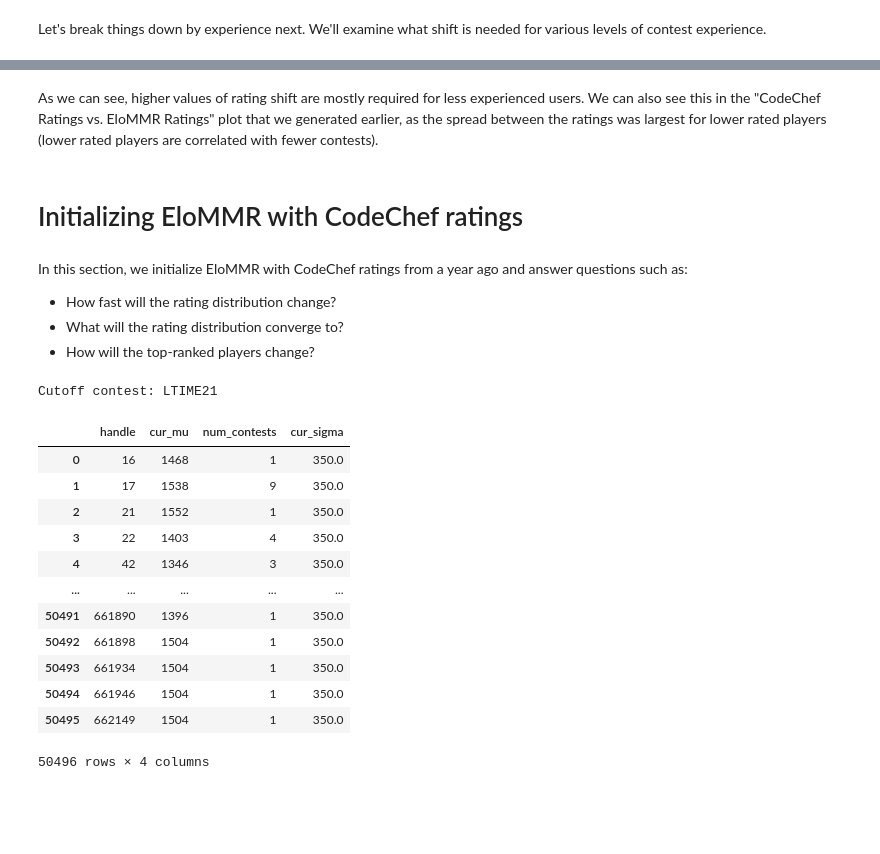
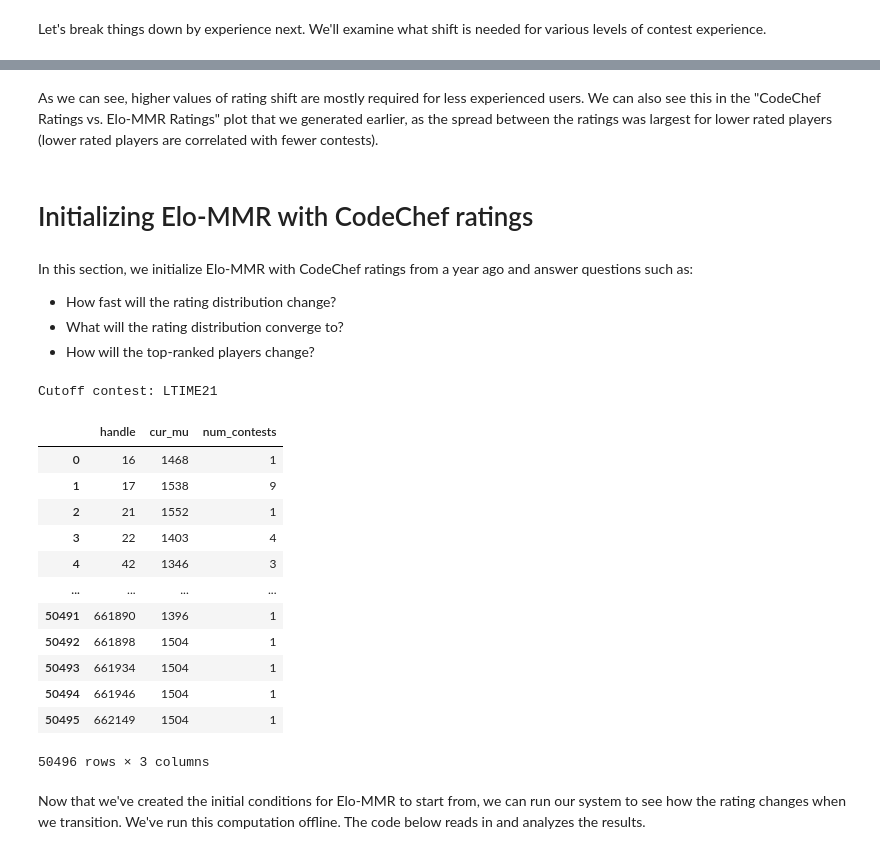
Before and after one commit to EbTech/Elo-MMR, a Jupyter notebook: scripts/notebooks/codechef-experiments.ipynb, the cells around one changed output, grey strips where cells are left out. Saved outputs shown, nothing was run; the diff lists cells and outputs as text; code cells hidden in the pictures; blank space fills up the shorter version.

```diff
--- a/scripts/notebooks/codechef-experiments.ipynb
+++ b/scripts/notebooks/codechef-experiments.ipynb
@@ -343,9 +347,9 @@ plt.plot(X, Y)
 # %% [markdown]
-As we can see, higher values of rating shift are mostly required for less experienced users. We can also see this in the "CodeChef Ratings vs. EloMMR Ratings" plot that we generated earlier, as the spread between the ratings was largest for lower rated players (lower rated players are correlated with fewer contests).
+As we can see, higher values of rating shift are mostly required for less experienced users. We can also see this in the "CodeChef Ratings vs. Elo-MMR Ratings" plot that we generated earlier, as the spread between the ratings was largest for lower rated players (lower rated players are correlated with fewer contests).
 # %% [markdown]
-# Initializing EloMMR with CodeChef ratings
+# Initializing Elo-MMR with CodeChef ratings
 # %% [markdown]
-In this section, we initialize EloMMR with CodeChef ratings from a year ago and answer questions such as:
+In this section, we initialize Elo-MMR with CodeChef ratings from a year ago and answer questions such as:
 - How fast will the rating distribution change?
 - What will the rating distribution converge to?
 - How will the top-ranked players change?
@@ -355,44 +359,47 @@ import datetime
 
 # Determine closest contest a year ago from today
 ts = time.mktime(datetime.datetime.strptime("25/04/2022", "%d/%m/%Y").timetuple()) - 31557600
 
 # Figure out which CodeChef contest this is
 sid = 0
 for i, contest in enumerate(checkpoint_contests):
     if name_to_time[contest] > ts:
         sid = i-1
         break
 
 # Augment codechef rating with number of contests
 print('Cutoff contest:', id_to_name[sid])
 # This is our nearest stored checkpoint
 sid += 1
 
 contest = id_to_name[sid]
 codechef_rank = pd.read_csv(f'{codechef_dir}/{contest}.csv')
+
 num_contest_csv = pd.read_csv(f'{elommr_dir}/{contest}_numcontests.csv')
 
 merged = pd.merge(codechef_rank, num_contest_csv)
 merged = merged.drop(merged.columns[2], axis=1)
 merged['username'] = merged['username'].apply(lambda x: userid_map[x])
-merged['cur_sigma'] = 350.
+# merged['cur_sigma'] = 350.
 merged = merged.rename(columns={'username': 'handle', 'ratings': 'cur_mu'})
 display(merged)
 
 # Save this as the initial condition
 merged.to_csv(f'/home/work_space/elommr-data/cc_init_condition-{contest}-{sid}.csv', index=False)
 # %% [output]
 Cutoff contest: LTIME21
-|  | handle | cur_mu | num_contests | cur_sigma |
-| 0 | 16 | 1468 | 1 | 350.0 |
-| 1 | 17 | 1538 | 9 | 350.0 |
-| 2 | 21 | 1552 | 1 | 350.0 |
-| 3 | 22 | 1403 | 4 | 350.0 |
-| 4 | 42 | 1346 | 3 | 350.0 |
-| ... | ... | ... | ... | ... |
-| 50491 | 661890 | 1396 | 1 | 350.0 |
-| 50492 | 661898 | 1504 | 1 | 350.0 |
-| 50493 | 661934 | 1504 | 1 | 350.0 |
-| 50494 | 661946 | 1504 | 1 | 350.0 |
-| 50495 | 662149 | 1504 | 1 | 350.0 |
+|  | handle | cur_mu | num_contests |
+| 0 | 16 | 1468 | 1 |
+| 1 | 17 | 1538 | 9 |
+| 2 | 21 | 1552 | 1 |
+| 3 | 22 | 1403 | 4 |
+| 4 | 42 | 1346 | 3 |
+| ... | ... | ... | ... |
+| 50491 | 661890 | 1396 | 1 |
+| 50492 | 661898 | 1504 | 1 |
+| 50493 | 661934 | 1504 | 1 |
+| 50494 | 661946 | 1504 | 1 |
+| 50495 | 662149 | 1504 | 1 |
-50496 rows × 4 columns
+50496 rows × 3 columns
+# %% [markdown]
+Now that we've created the initial conditions for Elo-MMR to start from, we can run our system to see how the rating changes when we transition. We've run this computation offline. The code below reads in and analyzes the results.
```
Also changed, not shown: parts of 20 cells of this notebook.
